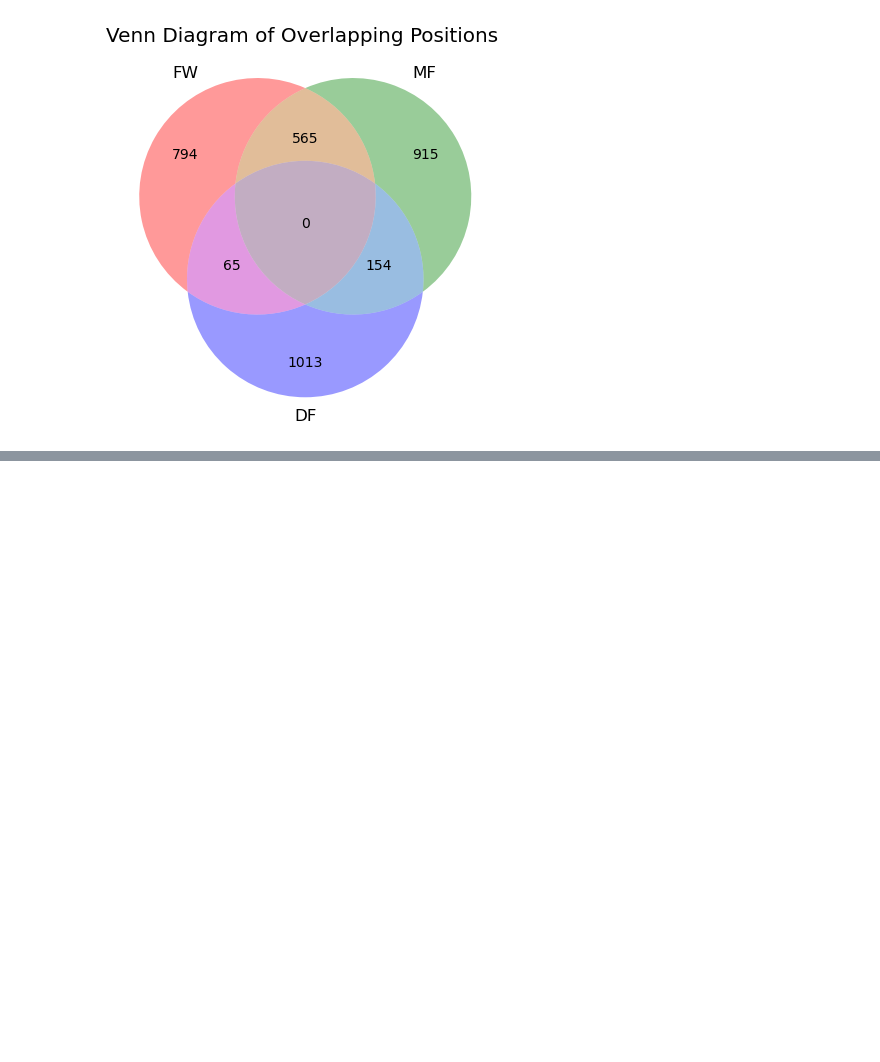
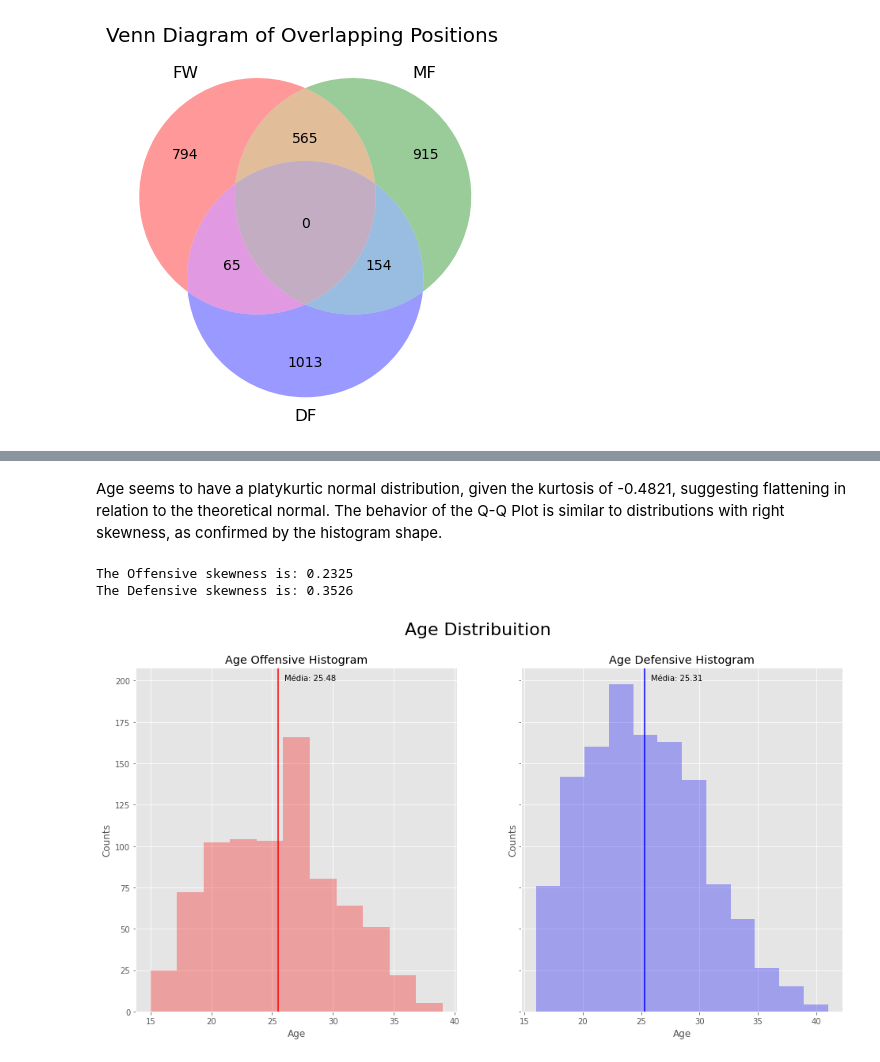
Before and after one commit to IsraelFPM/FootBall-EDA, a Jupyter notebook: PlayersAnalyses.ipynb, the cells around one changed output, grey strips where cells are left out. Drawn from its saved outputs; the diff is of its cells as text; code cells hidden in the pictures; blank space fills up the shorter version.

Commit message:
Updating Players Analyses

```diff
--- a/PlayersAnalyses.ipynb
+++ b/PlayersAnalyses.ipynb
@@ -243,0 +250,33 @@ The curtosi of Age Distribuition is -0.4821
+# %% [markdown]
+Age seems to have a platykurtic normal distribution, given the kurtosis of -0.4821, suggesting flattening in relation to the theoretical normal. The behavior of the Q-Q Plot is similar to distributions with right skewness, as confirmed by the histogram shape.
+# %%
+Off = Player.loc[Player.Type == 1]['Age']
+Def = Player.loc[Player.Type == 0]['Age']
+
+print(f'The Offensive skewness is: {round(Off.skew(),4)}')
+print(f'The Defensive skewness is: {round(Def.skew(),4)}')
+
+fig, axs = plt.subplots(1,2,figsize = (16,8),sharey = True)
+
+plt.suptitle('Age Distribuition',fontsize = 22)
+axs[0].hist(Off, bins = 'sturges', alpha = 0.3,color = 'red')
+axs[0].axvline(Off.mean(),color = 'red')
+axs[0].set_xlabel('Age')
+axs[0].set_ylabel('Counts')
+axs[0].set_title('Age Offensive Histogram')
+axs[0].text(26,200,f'Média: {round(Off.mean(),2)}')
+
+
+##
+axs[1].hist(Def, bins = 'sturges', alpha = 0.3,color = 'blue')
+axs[1].axvline(Def.mean(),color = 'blue')
+axs[1].set_xlabel('Age')
+axs[1].set_ylabel('Counts')
+axs[1].set_title('Age Defensive Histogram')
+axs[1].text(25.83,200,f'Média: {round(Def.mean(),2)}')
+
+plt.show()
+# %% [output]
+The Offensive skewness is: 0.2325
+The Defensive skewness is: 0.3526
+[figure, added]
```
Also changed, not shown: parts of 10 cells of this notebook.
